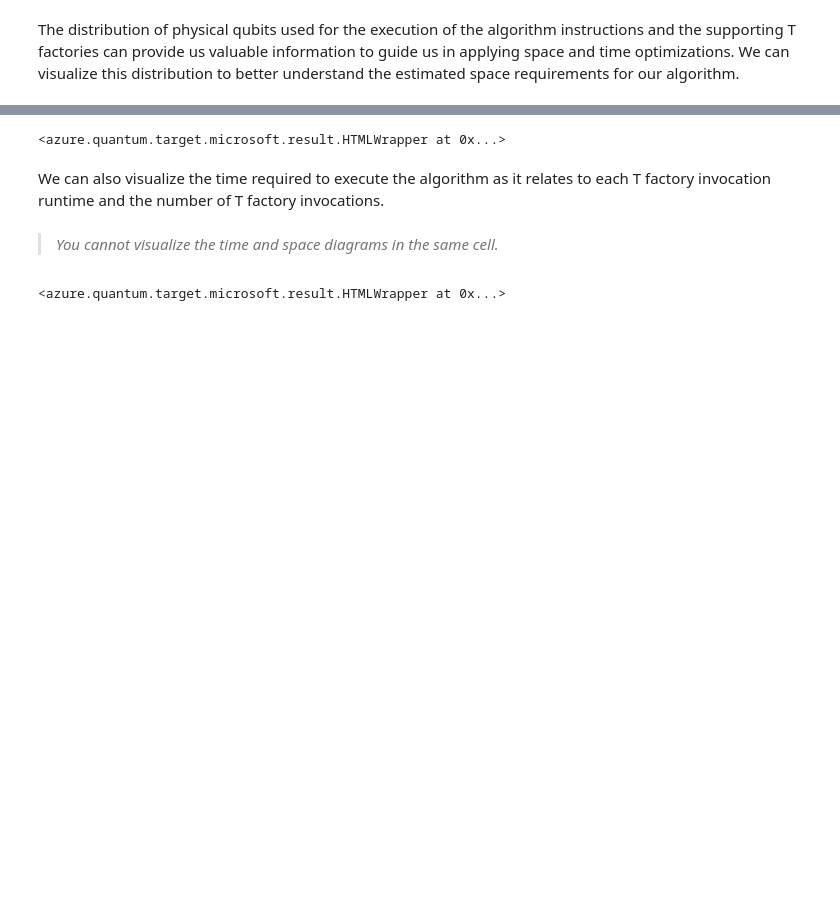
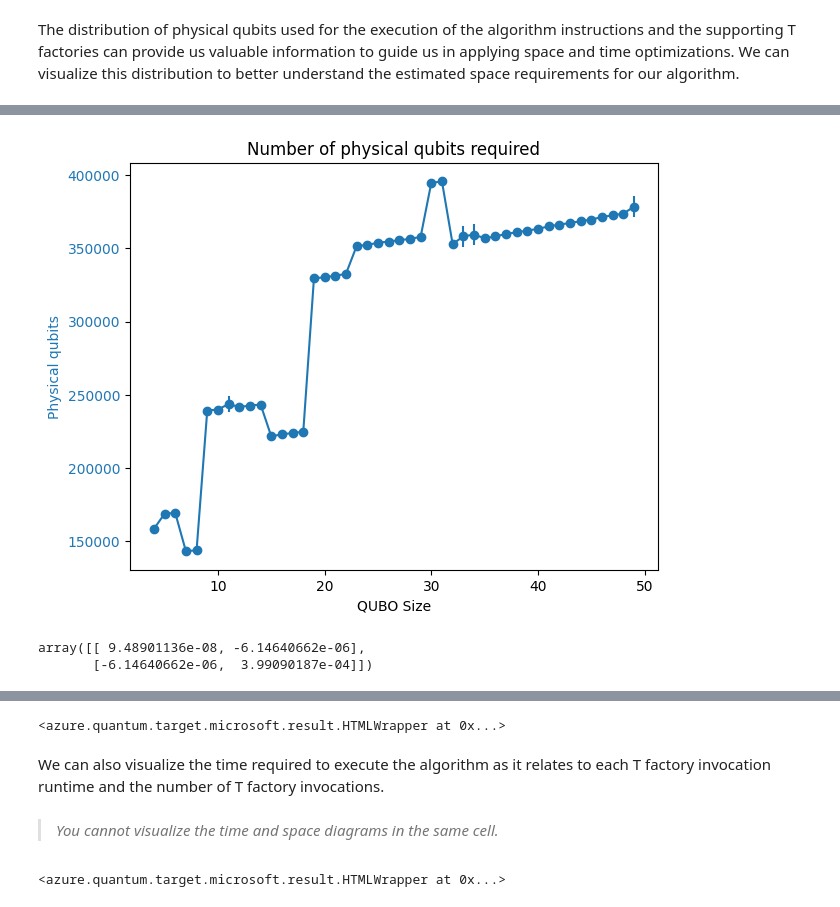
Before and after one commit to unitaryfund/aquapointer, a Jupyter notebook: notebooks/estimation-qiskit.ipynb, the cells around one changed output, grey strips where cells are left out. Cells and saved outputs as stored; diff of their text form; code cells hidden in the pictures; blank space fills up the shorter version.

```diff
--- a/notebooks/estimation-qiskit.ipynb
+++ b/notebooks/estimation-qiskit.ipynb
@@ -37,31 +117,32 @@ ParameterView([])
 # %% [markdown]
 We are creating a quantum circuit for a multiplier based on the construction presented in [arXiv:1411.5949](https://arxiv.org/abs/1411.5949) which uses the Quantum Fourier Transform to implement arithmetic. You can adjust the size of the multiplier by changing the `bitwidth` variable. The circuit generation is wrapped in a function that can be called with the bitwidth of the multiplier. The circuit will have two input registers with that bitwidth, and one output register with the size of twice the bitwidth. The function will also print some logical resource counts for the multiplier extracted directly from the quantum circuit.
 # %%
-def create_algorithm(bitwidth, backend):
-    print(f"[INFO] Create a QFT-based multiplier with bitwidth {bitwidth}")
+def create_algorithm(qubo, backend):
 
-    # Print a warning for large bitwidths that will require some time to generate and
-    # transpile the circuit.
-    if bitwidth > 18:
-        print(f"[WARN] It will take more than one minute generate a quantum circuit with a bitwidth larger than 18")
+    qaoa_ansatz = QAOA_ansatz(qubo=qubo)
 
-    # circ = RGQFTMultiplier(num_state_qubits=bitwidth, num_result_qubits=2 * bitwidth)
+    beta  = [0.7977]#, 0.7905, 0.5657]#, 0.4189]#, 0.3575, 0.3279, 0.2785, 0.1911, 0.1384, 0.0885]
+    gamma = [0.0765]#, 0.1634, 0.3662]#, 0.5890]#, 0.7046, 0.7594, 0.8345, 0.9352, 0.9529, 0.9976]
+    params = np.array(beta+gamma)
+
+    qaoa_ansatz.assign_parameters(parameters=params, inplace=True)
+
     circ = qaoa_ansatz
 
     # One could further reduce the resource estimates by increasing the optimization_level,
     # however, this will also increase the runtime to construct the algorithm.  Note, that
     # it does not affect the runtime for resource estimation.
-    print(f"[INFO] Decompose circuit into intrinsic quantum operations")
+    # print(f"[INFO] Decompose circuit into intrinsic quantum operations")
 
     # retrieve basis gates from backend
     basis_gates = backend.configuration().basis_gates
     circ = transpile(circ, basis_gates=basis_gates, optimization_level=0)
 
-    # print some statistics
-    print(f"[INFO]   qubit count: {circ.num_qubits}")
-    print("[INFO]   gate counts")
-    for gate, count in circ.count_ops().items():
-        print(f"[INFO]   - {gate}: {count}")
+    # # print some statistics
+    # print(f"[INFO]   qubit count: {circ.num_qubits}")
+    # print("[INFO]   gate counts")
+    # for gate, count in circ.count_ops().items():
+    #     print(f"[INFO]   - {gate}: {count}")
 
     return circ
 # %% [markdown]
@@ -140,0 +370,22 @@ The distribution of physical qubits used for the execution of the algorithm inst
+# %%
+# Plotting the data
+fig, ax1 = plt.subplots()
+
+color = 'tab:blue'
+ax1.set_xlabel('QUBO Size')
+ax1.set_ylabel('Physical qubits', color=color)
+ax1.errorbar(sizes, mean_qubits, yerr=std_qubits, fmt='-o', color=color, label='Physical qubits')
+ax1.tick_params(axis='y', labelcolor=color)
+
+# ax1.set_yscale('log')
+
+fig.tight_layout()
+plt.title('Number of physical qubits required')
+plt.show()
+# %% [output]
+[figure, added]
+# %%
+pcov
+# %% [output]
+array([[ 9.48901136e-08, -6.14640662e-06],
+       [-6.14640662e-06,  3.99090187e-04]])
```
Also changed, not shown: parts of 18 cells of this notebook.
